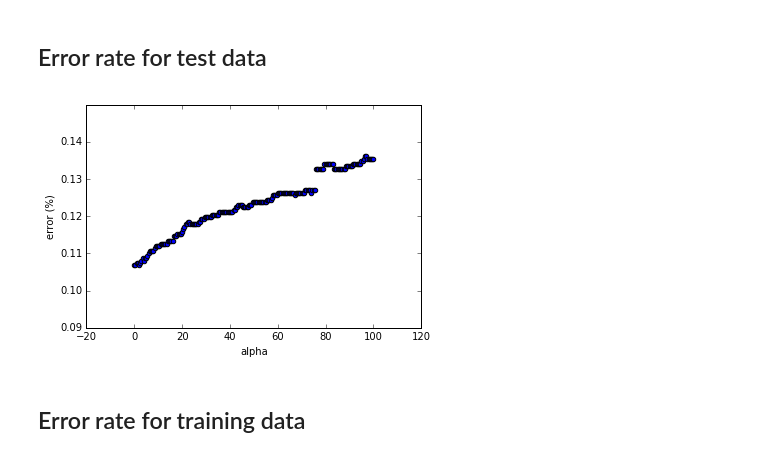
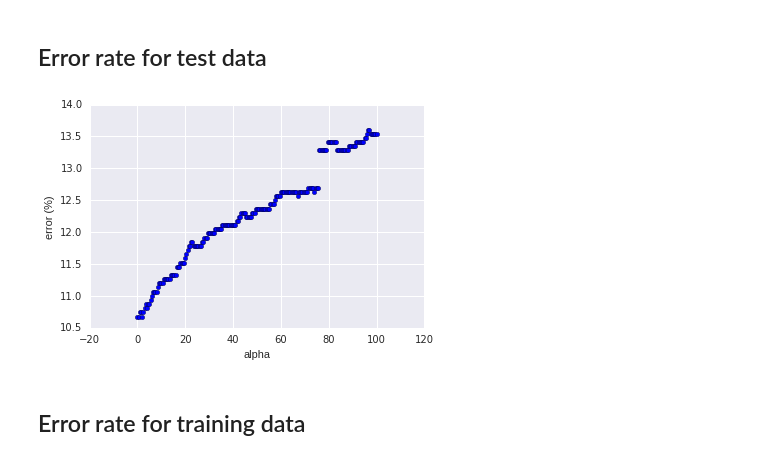
Before and after one commit to hoopernikaho/EE5907R_CA1, a Jupyter notebook: CA1_Q1.ipynb, the cells around one changed output. Saved outputs shown, nothing was run; the diff lists cells and outputs as text; code cells hidden in the pictures.

```diff
--- a/CA1_Q1.ipynb
+++ b/CA1_Q1.ipynb
@@ -118,7 +130,8 @@ def classify(email, alpha):
     """
     classifies each email according to the posterior predictive means of the features
     :params email: 57-element binarised array
-    :params posterior_predictive_mean: 57-element array of the posterior means derived from a particular alpha and the training data
+    :params posterior_predictive_mean: 57-element array of the posterior means derived
+    from a particular alpha and the training data
     """
     N_features = len(email)
 
@@ -137,7 +150,7 @@ def classify(email, alpha):
 
     LogProb_notSpam = np.log(1-classMLE) + SecondTerm_notSpam
 
-    class_ = (LogProb_Spam >= LogProb_notSpam).astype('uint8')
+    class_ = (LogProb_Spam > LogProb_notSpam).astype('uint8')
 #     print class_
     return class_
 # %% [markdown]
@@ -157,12 +172,13 @@ np.savetxt('q1_testing_error_rates_vs_alpha', zip(error_rates,alphas), header='e
 # %%
+%matplotlib inline
 plt.figure()
-plt.scatter(alphas, error_rates)
+plt.scatter(alphas, np.array(error_rates)*100)
 plt.xlabel('alpha')
 plt.ylabel('error (%)')
 # plt.xlim(0,10)
 plt.show()
 # %% [output]
-[figure, old version]
+[figure, new version]
 # %% [markdown]
 ## Error rate for training data
 # %%
```
Also changed, not shown: parts of 12 cells of this notebook, 9 other files.
